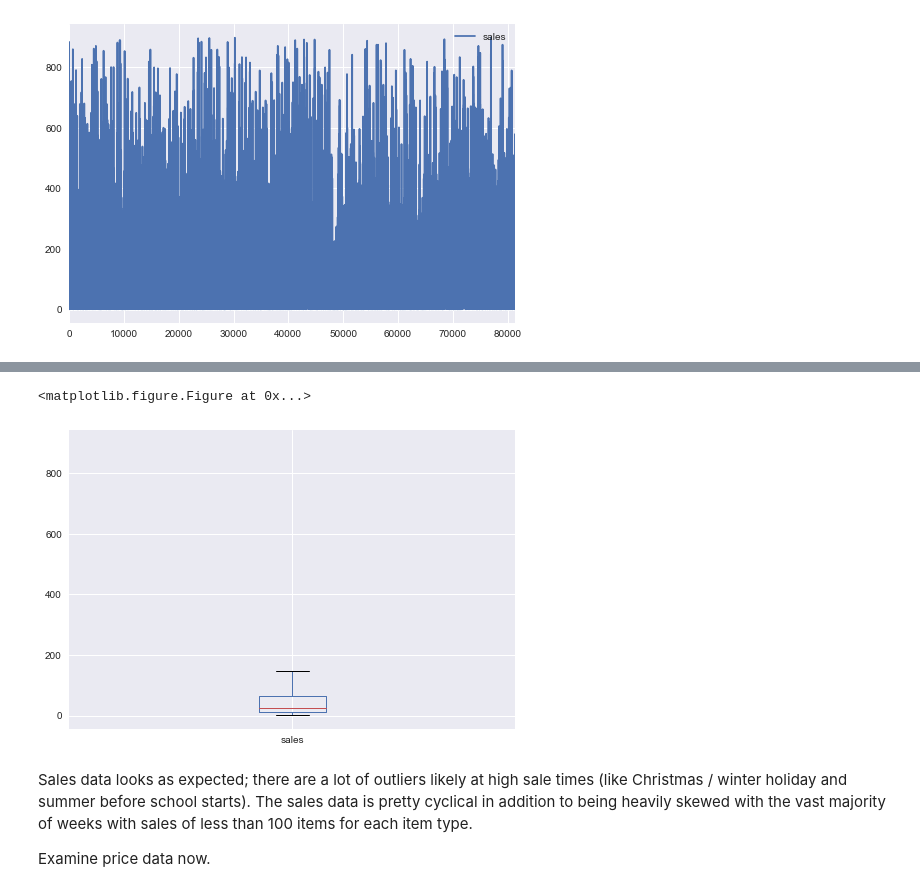
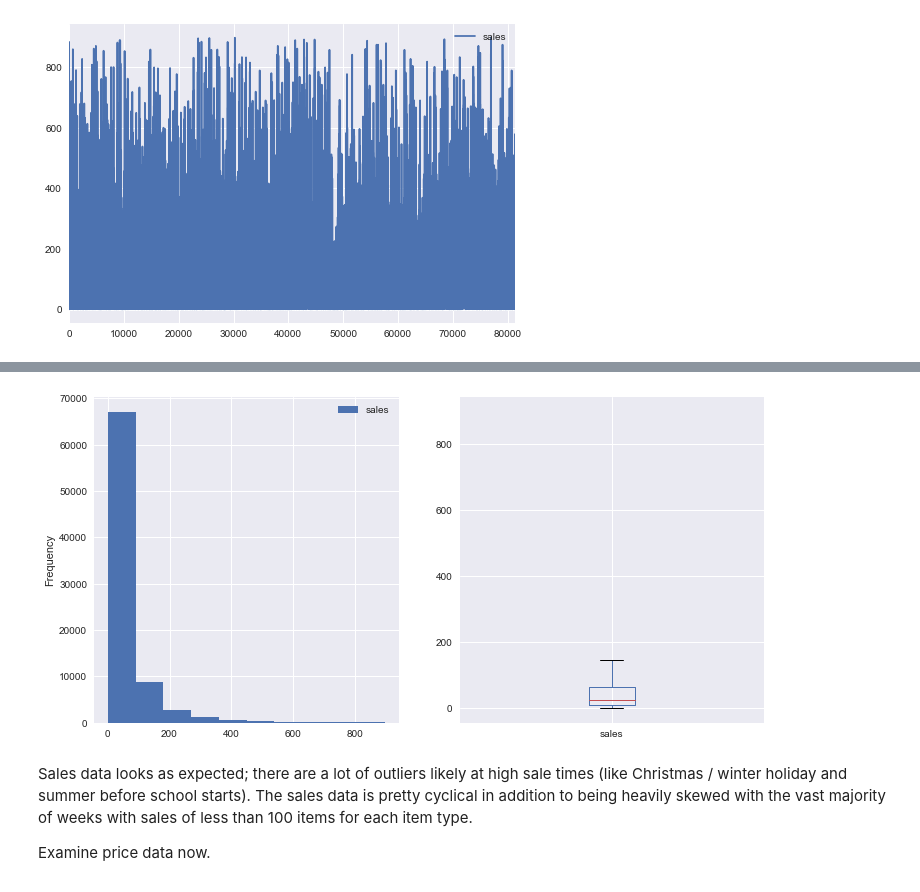
Before and after one commit to swekul/RetailSales_CaseStudy, a Jupyter notebook: RetailSales_DemandForecasting_McRoberts.ipynb, the cells around one changed output, grey strips where cells are left out. Drawn from its saved outputs; the diff is of its cells as text; code cells hidden in the pictures.

```diff
--- a/RetailSales_DemandForecasting_McRoberts.ipynb
+++ b/RetailSales_DemandForecasting_McRoberts.ipynb
@@ -249,10 +242,10 @@ plt.show()
-# %%
-plt.figure()
-data_joined.plot(y = ['sales'], kind = 'box')
-plt.show()
-# %% [output]
-<matplotlib.figure.Figure at 0x...>
-[figure, removed]
+# %%
+fig, axes = plt.subplots(nrows=1, ncols=2, figsize = (12,6))
+data_joined.plot(ax = axes[0], y = 'sales', kind = 'hist')
+data_joined.plot(ax = axes[1], y = 'sales', kind = 'box')
+plt.show()
+# %% [output]
+[figure, added]
 # %% [markdown]
 Sales data looks as expected; there are a lot of outliers likely at high sale times (like Christmas / winter holiday and summer before school starts). The sales data is pretty cyclical in addition to being heavily skewed with the vast majority of weeks with sales of less than 100 items for each item type.
 
```
Also changed, not shown: parts of 22 cells of this notebook.
